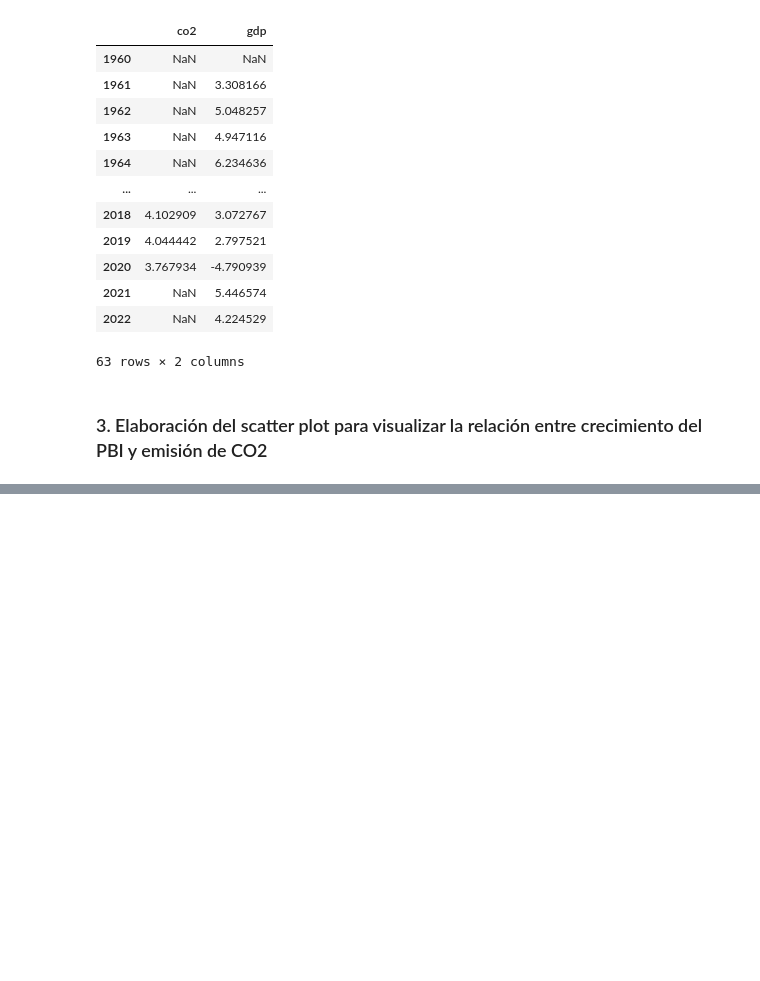
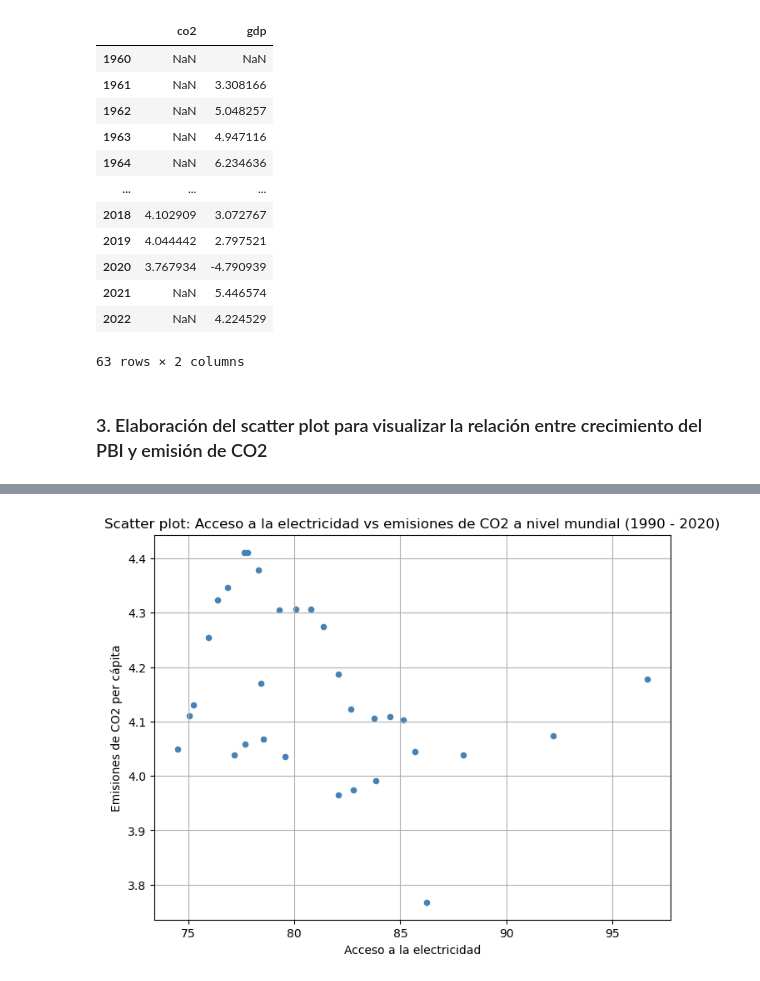
Before and after one commit to 1DanielFP/python_intro, a Jupyter notebook: Entrega de trabajo final/Grupo 6/TF_Parte2.ipynb, the cells around one changed output, grey strips where cells are left out. Saved outputs shown, nothing was run; the diff lists cells and outputs as text; code cells hidden in the pictures; blank space fills up the shorter version.

```diff
--- a/Entrega de trabajo final/Grupo 6/TF_Parte2.ipynb
+++ b/Entrega de trabajo final/Grupo 6/TF_Parte2.ipynb
@@ -341,0 +401,10 @@ plt.show()
+# %%
+electricity = pd.read_csv('desarrollo_global.csv')
+
+electricity = electricity.loc[electricity['Series Name'] == 'Access to electricity (% of population)']
+electricity = electricity.drop(columns=['Country Name', 'Country Code', 'Series Name', 'Series Code'])
+electricity.columns = electricity.columns.str.strip()
+electricity.replace('..', np.nan, inplace=True)
+electricity = electricity.astype(float)
+electricity.columns = yrs
+electricity
@@ -341,0 +425,4 @@ plt.show()
+# %%
+electricity = electricity.mean(axis=0).to_frame(name='electricity')
+electricity.index.name = 'Year'
+electricity
@@ -341,0 +444,4 @@ plt.show()
+# %%
+co2_elec = co2.merge(electricity, left_index=True, right_index=True)
+
+co2_elec
@@ -341,0 +462,11 @@ plt.show()
+# %%
+co2_elec.plot(kind='scatter', x='electricity', y='co2', figsize=(8, 6), color='steelblue')
+
+plt.title('Scatter plot: Acceso a la electricidad vs emisiones de CO2 a nivel mundial (1990 - 2020)')
+plt.xlabel('Acceso a la electricidad')
+plt.ylabel('Emisiones de CO2 per cápita')
+plt.grid(True)
+
+plt.show()
+# %% [output]
+[figure, added]
```
Also changed, not shown: parts of 10 cells of this notebook, 1 other file.
